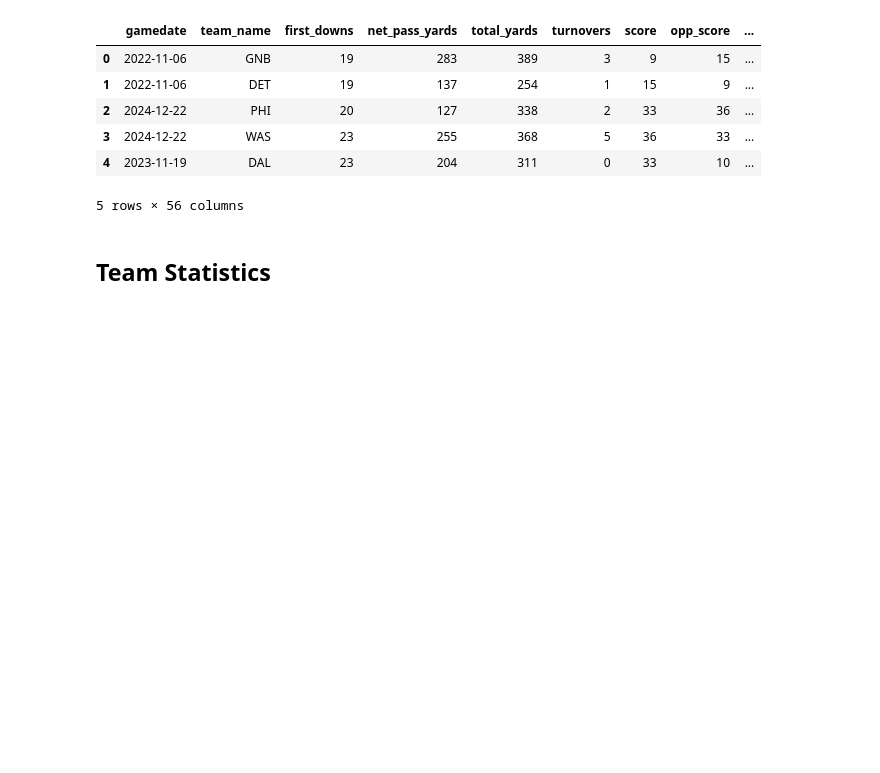
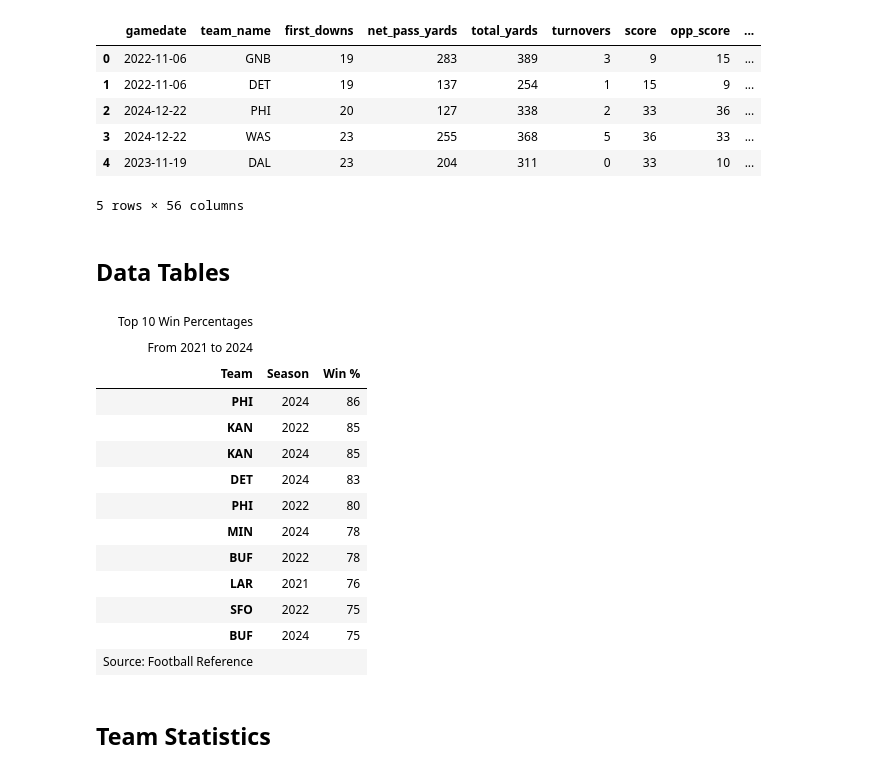
Before and after one commit to CamSmithers/NFL, a Jupyter notebook: Basic Analysis.ipynb, the cells around one changed output. Drawn from its saved outputs; the diff is of its cells as text; code cells hidden in the pictures; blank space fills up the shorter version.

```diff
--- a/Basic Analysis.ipynb
+++ b/Basic Analysis.ipynb
@@ -34,6 +37,43 @@ stats_team.head()
 | 3 | 2024-12-22 | WAS | 23 | 255 | 368 | 5 | 36 | 33 | ... |
 | 4 | 2023-11-19 | DAL | 23 | 204 | 311 | 0 | 33 | 10 | ... |
 5 rows × 56 columns
+# %% [markdown]
+## Data Tables
+# %%
+summary_table = stats_team.loc[:, ['team_name', 'season', 'win_pct']]
+summary_table = summary_table.drop_duplicates()
+summary_table.columns = ['Team', 'Season', 'Win %']
+summary_table = summary_table.sort_values(by=['Win %'], ascending=False)
+summary_top10 = summary_table.head(10)
+#season_2024_mask = summary_table['Season'] == 2024
+#summary_table = summary_table[season_2024_mask]
+# %%
+(
+    GT(summary_top10)
+    .tab_header(
+        title='Top 10 Win Percentages',
+        subtitle='From 2021 to 2024'
+    )
+    .tab_stub(rowname_col='Team')
+    .tab_source_note(source_note='Source: Football Reference')
+    .tab_stubhead(label='Team')
+    .fmt_integer(columns='Win %')
+)
+# %% [output]
+| Top 10 Win Percentages |  |  |
+| From 2021 to 2024 |  |  |
+| Team | Season | Win % |
+| PHI | 2024 | 86 |
+| KAN | 2022 | 85 |
+| KAN | 2024 | 85 |
+| DET | 2024 | 83 |
+| PHI | 2022 | 80 |
+| MIN | 2024 | 78 |
+| BUF | 2022 | 78 |
+| LAR | 2021 | 76 |
+| SFO | 2022 | 75 |
+| BUF | 2024 | 75 |
+| Source: Football Reference |  |  |
 # %% [markdown]
 ## Team Statistics
 # %% [markdown]
```
Also changed, not shown: parts of 3 cells of this notebook.
